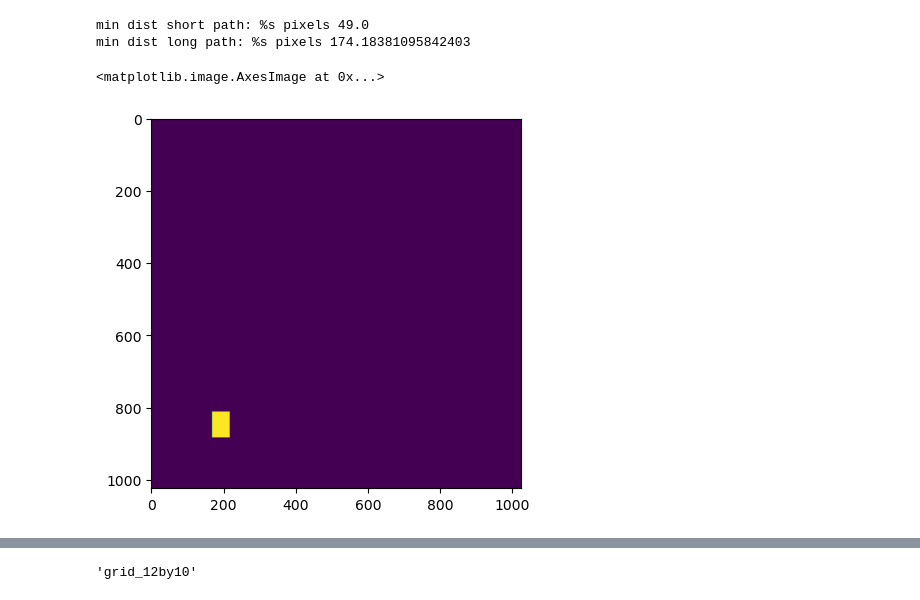
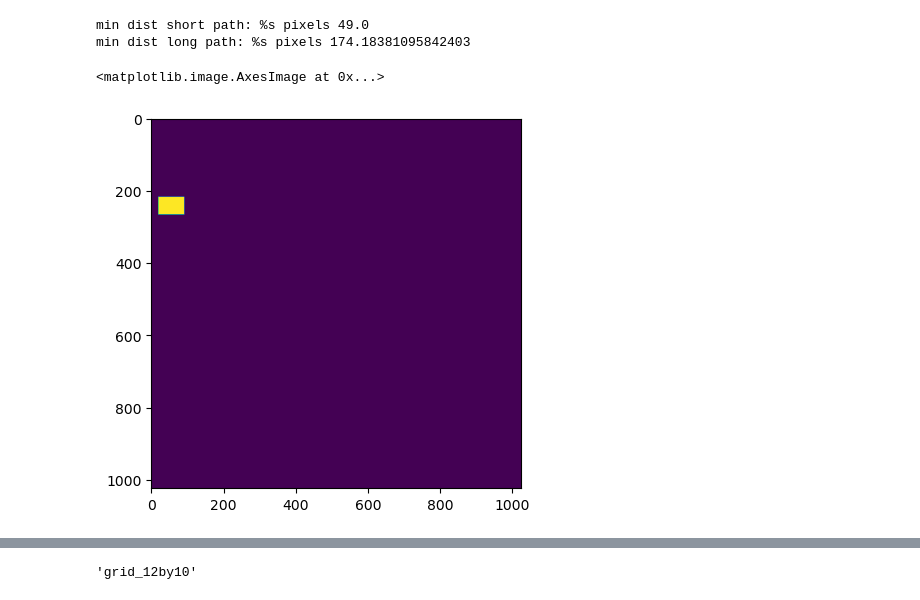
Before and after one commit to travis-open/photostim_generation, a Jupyter notebook: grid_stim_building.ipynb, the cells around one changed output, grey strips where cells are left out. Cells and saved outputs as stored; diff of their text form; code cells hidden in the pictures.

```diff
--- a/grid_stim_building.ipynb
+++ b/grid_stim_building.ipynb
@@ -69,12 +83,18 @@ print ("min dist long path: %s pixels", (min_dist_long_route))
 # %% [output]
 min dist short path: %s pixels 49.0
 min dist long path: %s pixels 174.18381095842403
+# %%
+sequence_dict = {}
+sequence_dict['raster'] = np.arange(len(long_route))
+sequence_dict['long_path'] = long_route
+sequence_dict['default'] = long_route
+# %%
+grid_12by10 = StimSequenceSet(grid_stims, "grid_12by10", sequence_dict)
 # %%
-long_path_grid = reorder_stimset(grid_stims, long_route)
+plt.imshow(grid_12by10.get_single_image([2]))
+# %% [output]
+<matplotlib.image.AxesImage at 0x...>
+[figure, added]
 # %%
-i=3
-plt.imshow(long_path_grid[:,:,i].T)
+long_path_seq = grid_12by10.get_default_seq()
-# %% [output]
-<matplotlib.image.AxesImage at 0x...>
-[figure, removed]
 # %%
```
Also changed, not shown: parts of 16 cells of this notebook, 1 other file.
